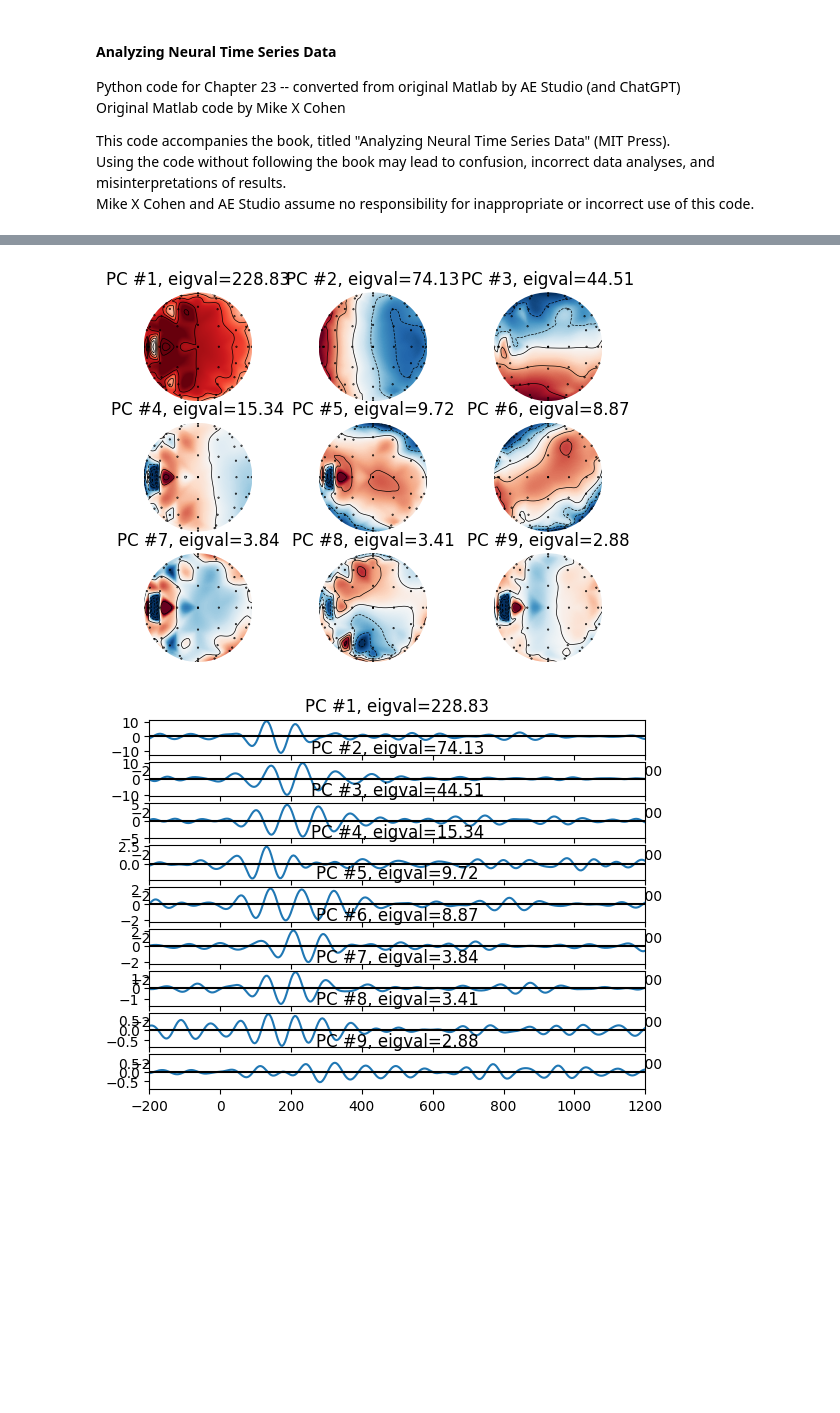
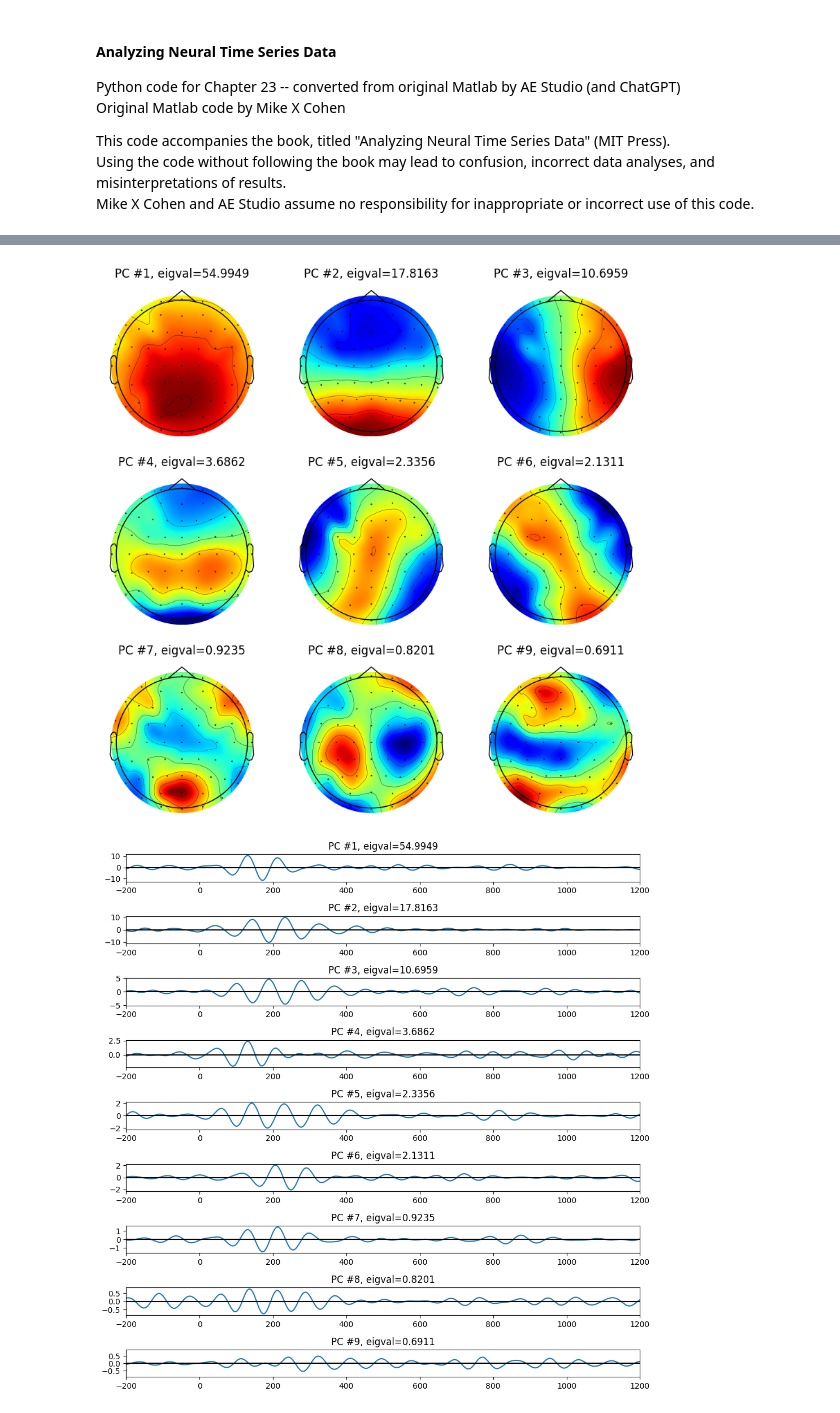
Before and after one commit to agencyenterprise/AnalyzingNeuralTimeSeries-Python, a Jupyter notebook: src/chapter23.ipynb, the cells around one changed output, grey strips where cells are left out. Saved outputs shown, nothing was run; the diff lists cells and outputs as text; code cells hidden in the pictures; blank space fills up the shorter version.

```diff
--- a/src/chapter23.ipynb
+++ b/src/chapter23.ipynb
@@ -182,17 +296,17 @@ plt.show()
 # %%
-# Figure 23.5: Eigenvalues as percent variance accounted for
+# Figure 23.5
 
 # Recompute PCA
 covar = np.zeros((EEG['nbchan'][0][0], EEG['nbchan'][0][0]))
 for i in range(EEG['trials'][0][0]):
     eeg = EEG['data'][:, :, i] - np.mean(EEG['data'][:, :, i], axis=1, keepdims=True)
     covar += np.dot(eeg, eeg.T) / (EEG['pnts'][0][0] - 1)
-covar /= i
+covar /= EEG['trials'][0][0]
 eigvals, pc = np.linalg.eig(covar)
 eigvals = 100 * np.sort(eigvals)[::-1] / np.sum(eigvals)  # Convert to percent change
 
 # Plot eigenvalues as percent variance accounted for
-plt.plot(eigvals, '-o', markerfacecolor='w')
+plt.plot(np.arange(1, len(eigvals)+1), eigvals, '-o', markerfacecolor='w')
 plt.ylim([-1, 70])
 plt.xlim([0, 65])
 
@@ -207,16 +321,14 @@ for permi in range(nperms):
     randdat = np.copy(erp)
     for ch in range(erp.shape[0]):
         np.random.shuffle(randdat[ch, :])
-
     # Compute covariance matrix of the randomized data
     covar = np.dot(randdat, randdat.T) / (EEG['pnts'][0][0] - 1)
-
     # Perform eigenvalue decomposition
     eigvals, pc = np.linalg.eig(covar)
     eigvals = np.sort(eigvals)[::-1]  # Sort eigenvalues in descending order
     permeigvals[permi, :] = 100 * eigvals / np.sum(eigvals)  # Convert to percent change
 
-plt.plot(np.mean(permeigvals, axis=0), 'r-o', markerfacecolor='w')
+plt.plot(np.arange(1, len(np.mean(permeigvals, axis=0))+1), np.mean(permeigvals, axis=0), 'r-o', markerfacecolor='w')
 plt.legend(['% var. accounted for', 'chance-level (alg)', 'chance-level (perm.test)'])
 plt.show()
 # %% [output]
@@ -277,5 +414,5 @@ plt.show()
 # %%
-# Figure 23.7: PCA after band-pass filtering the data
+# Figure 23.7
 
 # Filter parameters
 center_freq = 12  # in Hz
@@ -284,39 +421,61 @@ transition_width = 0.2
 
 # Construct filter kernel
 nyquist = EEG['srate'][0][0] / 2
 filter_order = round(3 * (EEG['srate'][0][0] / (center_freq - filter_frequency_spread)))
+
 ffrequencies = [0, (1 - transition_width) * (center_freq - filter_frequency_spread), (center_freq - filter_frequency_spread), (center_freq + filter_frequency_spread), (1 + transition_width) * (center_freq + filter_frequency_spread), nyquist] / nyquist
 idealresponse = [0, 0, 1, 1, 0, 0]
 filterweights = firls(filter_order, ffrequencies, idealresponse)
 
 # Filter the data
 filter_result = filtfilt(filterweights, 1, np.reshape(EEG['data'], (EEG['nbchan'][0][0], EEG['pnts'][0][0] * EEG['trials'][0][0]), 'F'))
 filter_result = np.reshape(filter_result, (EEG['nbchan'][0][0], EEG['pnts'][0][0], EEG['trials'][0][0]), 'F')
 
 # Perform PCA on filtered data
 covar = np.zeros((EEG['nbchan'][0][0], EEG['nbchan'][0][0]))
 for i in range(EEG['trials'][0][0]):
     eeg = filter_result[:, :, i] - np.mean(filter_result[:, :, i], axis=1, keepdims=True)
     covar += np.dot(eeg, eeg.T) / (EEG['pnts'][0][0] - 1)
-covar /= i
+covar /= EEG['trials'][0][0]
+
 eigvals, pc = np.linalg.eig(covar)
+
 pc = pc[:, np.argsort(-eigvals)]
+eigvals = np.sort(eigvals)[::-1]
+eigvals = 100 * eigvals / np.sum(eigvals)  # Convert to percent change
+
+# create channel montage
+chan_labels = [chan['labels'][0] for chan in EEG['chanlocs'][0]]
+coords = np.vstack([-1*EEG['chanlocs']['Y'], EEG['chanlocs']['X'], EEG['chanlocs']['Z']]).T
+# remove channels outside of head
+exclude_chans = np.where(np.array([chan['radius'][0][0] for chan in EEG['chanlocs'][0]]) > 0.54)
+coords = np.delete(coords, exclude_chans, axis=0)
+chan_labels = np.delete(chan_labels, exclude_chans)
+pc_lp = np.delete(pc, exclude_chans, axis=0)
+montage = make_dig_montage(ch_pos=dict(zip(chan_labels, coords)), coord_frame='head')
+
+# create MNE Info and Evoked object
+info = create_info(list(chan_labels), EEG['srate'], ch_types='eeg')
 
 # Plot the first 9 principal components
 for i in range(9):
-    plt.figure(10)
+    plt.figure(10, figsize=(10, 10))
     ax = plt.subplot(3, 3, i + 1)
-    plot_topomap(pc[:, i], chanlocs, axes=ax, show=False)
-    plt.title(f'PC #{i + 1}, eigval={eigvals[i]:.2f}')
+    evoked = EvokedArray(pc_lp[:, i, np.newaxis], info, tmin=EEG['xmin'][0][0])
+    evoked.set_montage(montage)
+    evoked.plot_topomap(sphere=EEG['chanlocs'][0][0]['sph_radius'][0][0], cmap='jet', axes=ax, show=False, times=-1, time_format='', colorbar=False)
+    plt.title(f'PC #{i + 1}, eigval={eigvals[i]:.4f}')
 
-    plt.figure(11)
+    plt.figure(11, figsize=(10, 10))
     plt.subplot(9, 1, i + 1)
     plt.plot(EEG['times'][0], pc[:, i].T @ np.mean(filter_result, axis=2))
     plt.axhline(0, color='k')
     plt.xlim([-200, 1200])
-    plt.title(f'PC #{i + 1}, eigval={eigvals[i]:.2f}')
+    plt.title(f'PC #{i + 1}, eigval={eigvals[i]:.4f}')
+
+plt.tight_layout()
 plt.show()
 # %% [output]
-[figure, old version]
+[figure, new version]
-[figure, old version]
+[figure, new version]
 # %%
```
Also changed, not shown: parts of 10 cells of this notebook, 24 other files.
